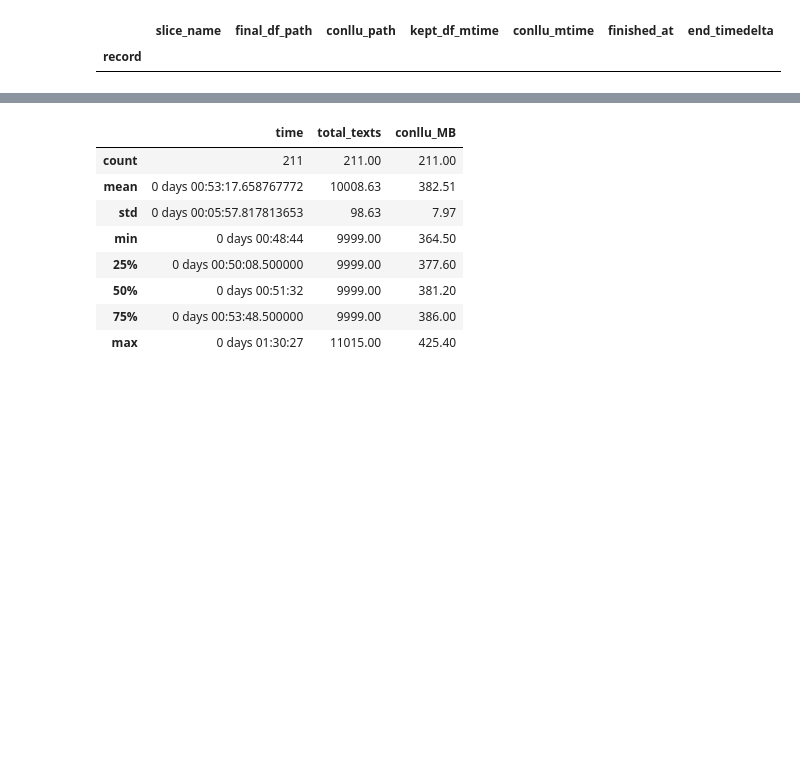
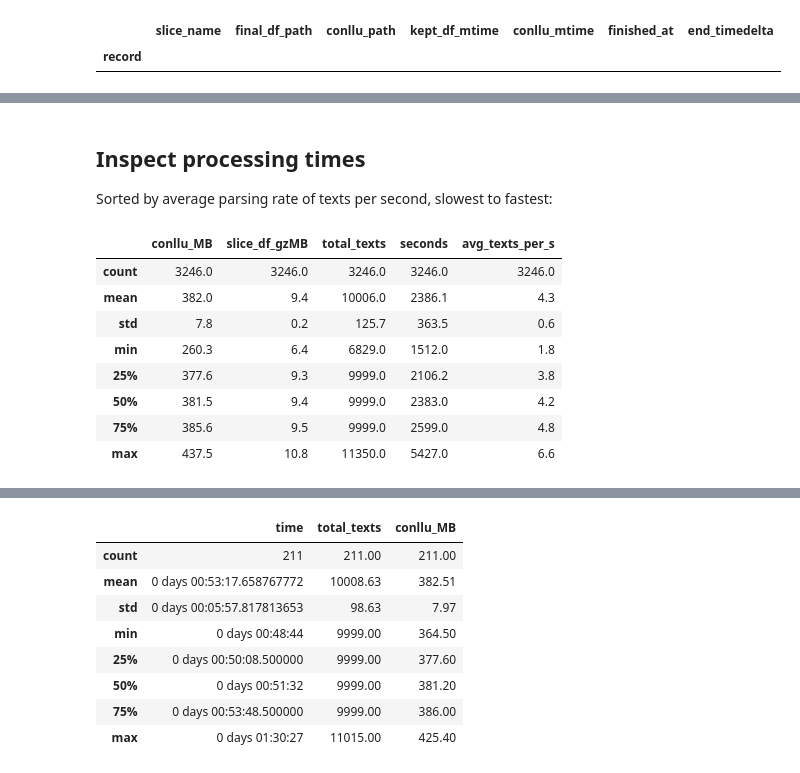
Before and after one commit to MatsRooth/puddin, a Jupyter notebook: notebooks/view_processing-index-csv.ipynb, the cells around one changed output, grey strips where cells are left out. Drawn from its saved outputs; the diff is of its cells as text; code cells hidden in the pictures; blank space fills up the shorter version.

```diff
--- a/notebooks/view_processing-index-csv.ipynb
+++ b/notebooks/view_processing-index-csv.ipynb
@@ -155,0 +132,17 @@ info.sort_values(['seconds', 'total_texts'], ascending=False)
+# %% [markdown]
+## Inspect processing times
+
+Sorted by average parsing rate of texts per second, slowest to fastest:
+# %%
+rate_info = info.assign(avg_texts_per_s = (info.total_texts / info.seconds).round(1)).loc[:,['slice_name', 'conllu_MB', 'slice_df_gzMB', 'total_texts', 'seconds','avg_texts_per_s']]
+rate_info.describe().round(1)
+# %% [output]
+|  | conllu_MB | slice_df_gzMB | total_texts | seconds | avg_texts_per_s |
+| count | 3246.0 | 3246.0 | 3246.0 | 3246.0 | 3246.0 |
+| mean | 382.0 | 9.4 | 10006.0 | 2386.1 | 4.3 |
+| std | 7.8 | 0.2 | 125.7 | 363.5 | 0.6 |
+| min | 260.3 | 6.4 | 6829.0 | 1512.0 | 1.8 |
+| 25% | 377.6 | 9.3 | 9999.0 | 2106.2 | 3.8 |
+| 50% | 381.5 | 9.4 | 9999.0 | 2383.0 | 4.2 |
+| 75% | 385.6 | 9.5 | 9999.0 | 2599.0 | 4.8 |
+| max | 437.5 | 10.8 | 11350.0 | 5427.0 | 6.6 |
```
Also changed, not shown: parts of 24 cells of this notebook, 5 other files.
